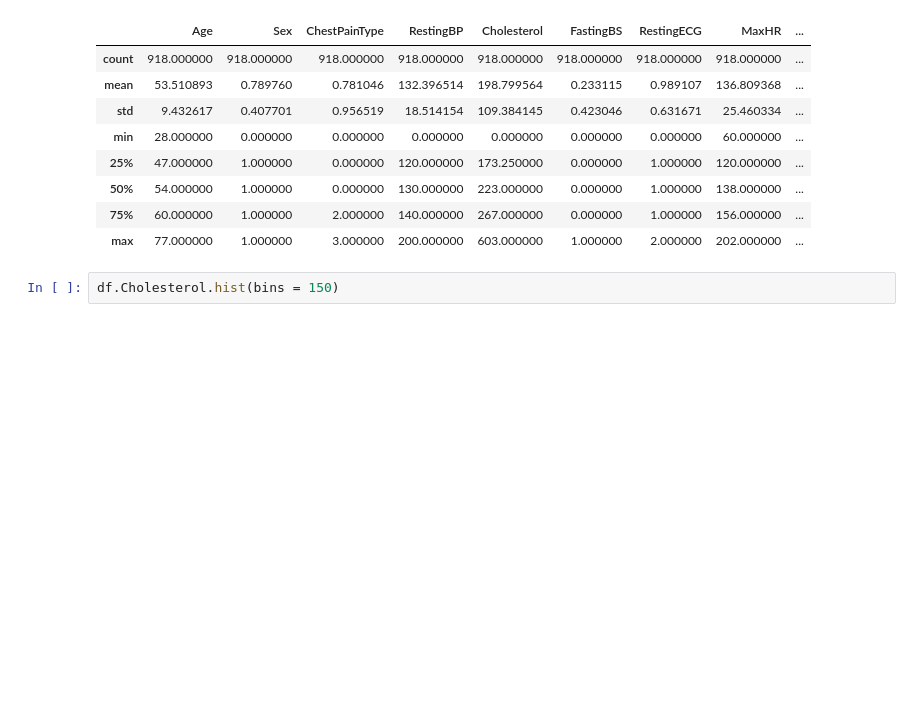
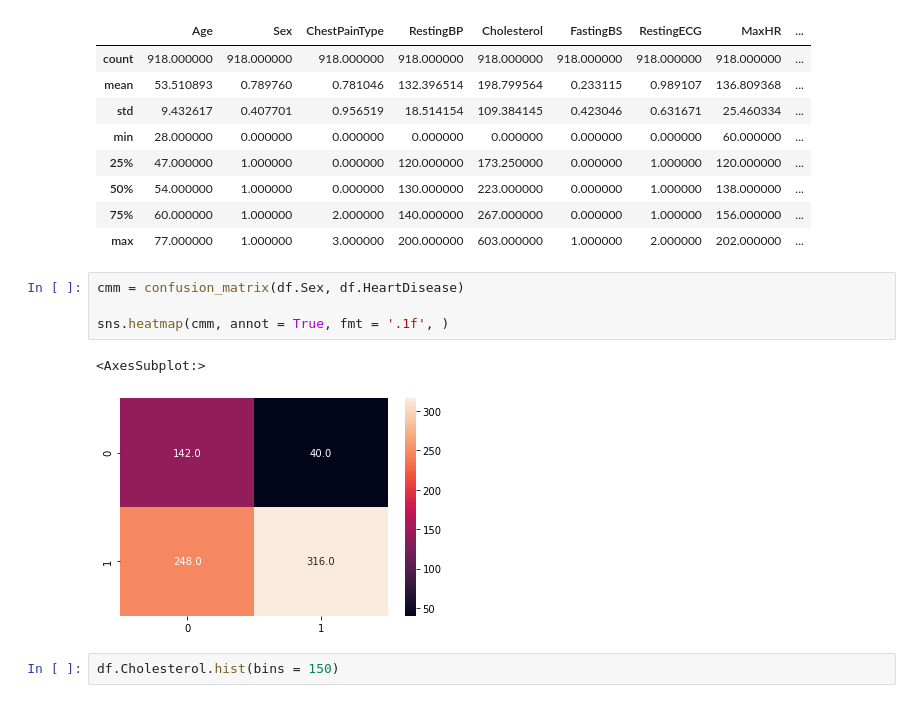
Before and after one commit to Xenon-alpha/6sem, a Jupyter notebook: HWHeart.ipynb, the cells around one changed output. Saved outputs shown, nothing was run; the diff lists cells and outputs as text; blank space fills up the shorter version.

```diff
--- a/HWHeart.ipynb
+++ b/HWHeart.ipynb
@@ -116,6 +122,13 @@ df.describe()
 | 50% | 54.000000 | 1.000000 | 0.000000 | 130.000000 | 223.000000 | 0.000000 | 1.000000 | 138.000000 | ... |
 | 75% | 60.000000 | 1.000000 | 2.000000 | 140.000000 | 267.000000 | 0.000000 | 1.000000 | 156.000000 | ... |
 | max | 77.000000 | 1.000000 | 3.000000 | 200.000000 | 603.000000 | 1.000000 | 2.000000 | 202.000000 | ... |
+# %%
+cmm = confusion_matrix(df.Sex, df.HeartDisease)
+
+sns.heatmap(cmm, annot = True, fmt = '.1f', )
+# %% [output]
+<AxesSubplot:>
+[figure, added]
 # %%
 df.Cholesterol.hist(bins = 150)
 # %% [output]
```
Also changed, not shown: parts of 21 cells of this notebook.
